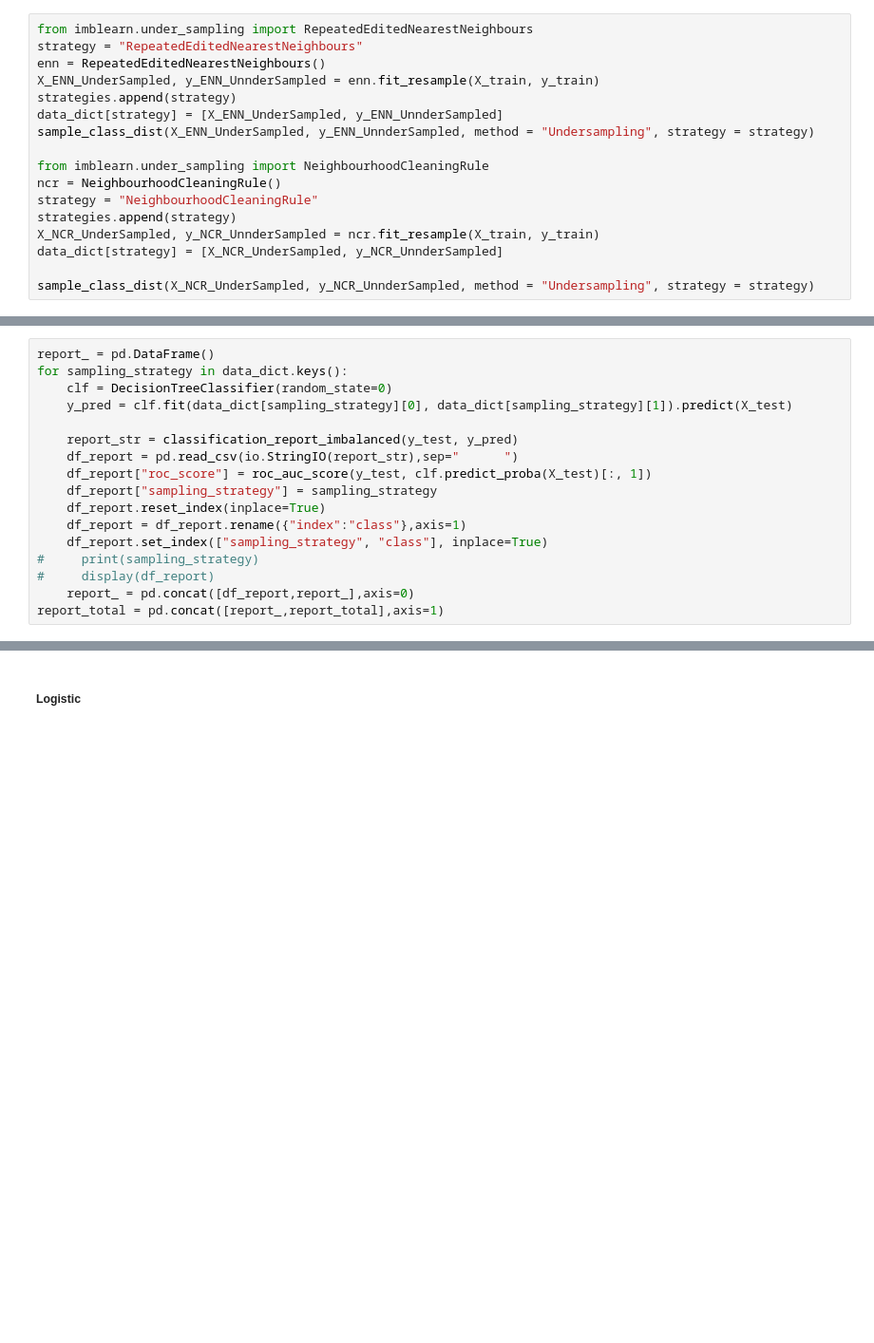
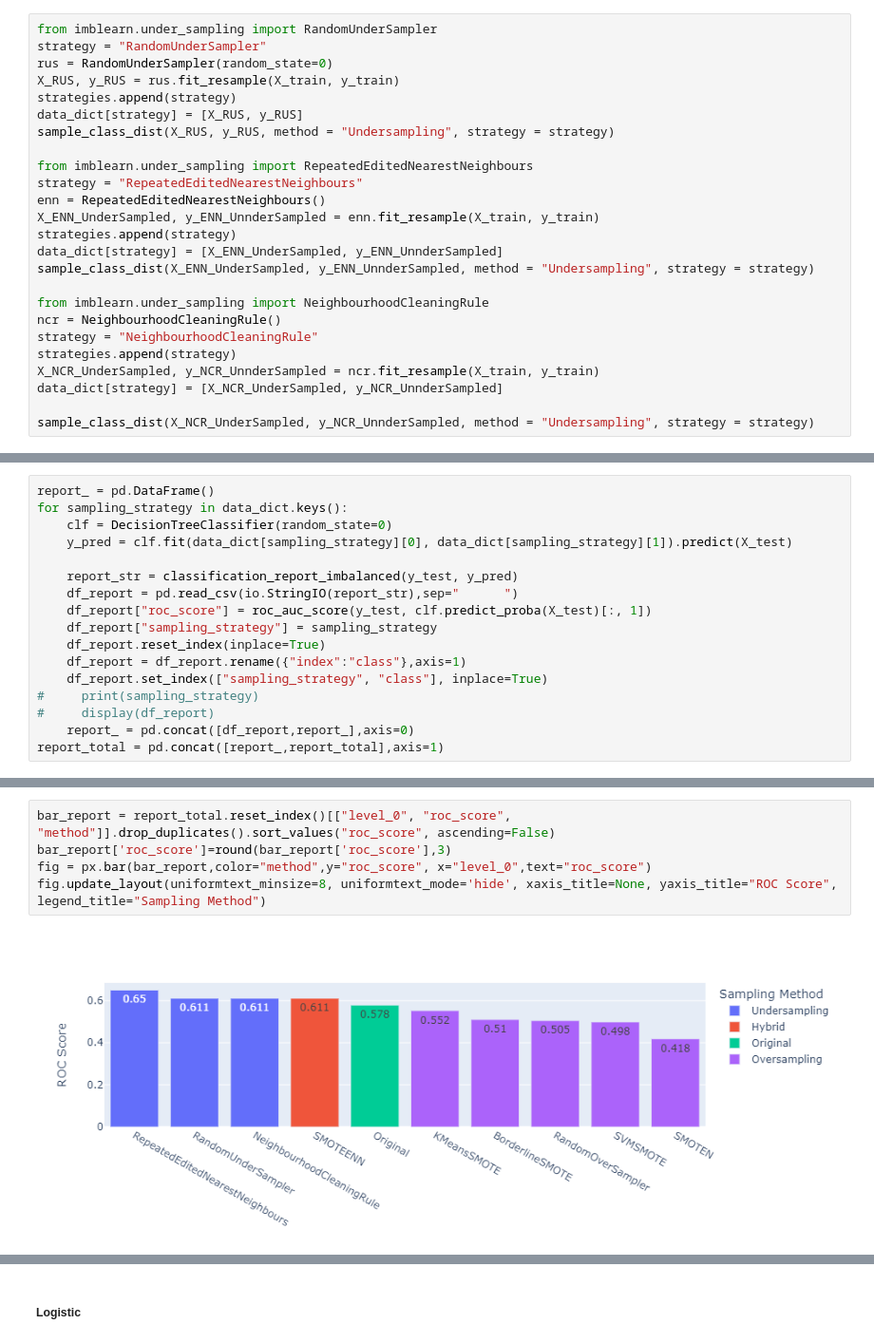
Before and after one commit to hu-yating/ResearchMethodology, a Jupyter notebook: imbalance.ipynb, the cells around one changed output, grey strips where cells are left out. Shown at 95% size. Saved outputs shown, nothing was run; the diff lists cells and outputs as text; blank space fills up the shorter version.

Commit message:
add random undersampling and bar plot

```diff
--- a/imbalance.ipynb
+++ b/imbalance.ipynb
@@ -99,6 +121,14 @@ sample_class_dist(X_Original, y_Original, method = "Original", strategy = strate
 # %% [markdown]
 # Undersampling
 # %%
+from imblearn.under_sampling import RandomUnderSampler
+strategy = "RandomUnderSampler"
+rus = RandomUnderSampler(random_state=0)
+X_RUS, y_RUS = rus.fit_resample(X_train, y_train)
+strategies.append(strategy)
+data_dict[strategy] = [X_RUS, y_RUS]
+sample_class_dist(X_RUS, y_RUS, method = "Undersampling", strategy = strategy)
+
 from imblearn.under_sampling import RepeatedEditedNearestNeighbours
 strategy = "RepeatedEditedNearestNeighbours"
 enn = RepeatedEditedNearestNeighbours()
@@ -186,3 +275,10 @@ report_total.sort_values("roc_score")
+# %%
+bar_report = report_total.reset_index()[["level_0", "roc_score", "method"]].drop_duplicates().sort_values("roc_score", ascending=False)
+bar_report['roc_score']=round(bar_report['roc_score'],3)
+fig = px.bar(bar_report,color="method",y="roc_score", x="level_0",text="roc_score")
+fig.update_layout(uniformtext_minsize=8, uniformtext_mode='hide', xaxis_title=None, yaxis_title="ROC Score", legend_title="Sampling Method")
+# %% [output]
+[figure, added]
 # %%
 import plotly.express as px
 
```
Also changed, not shown: parts of 8 cells of this notebook.
